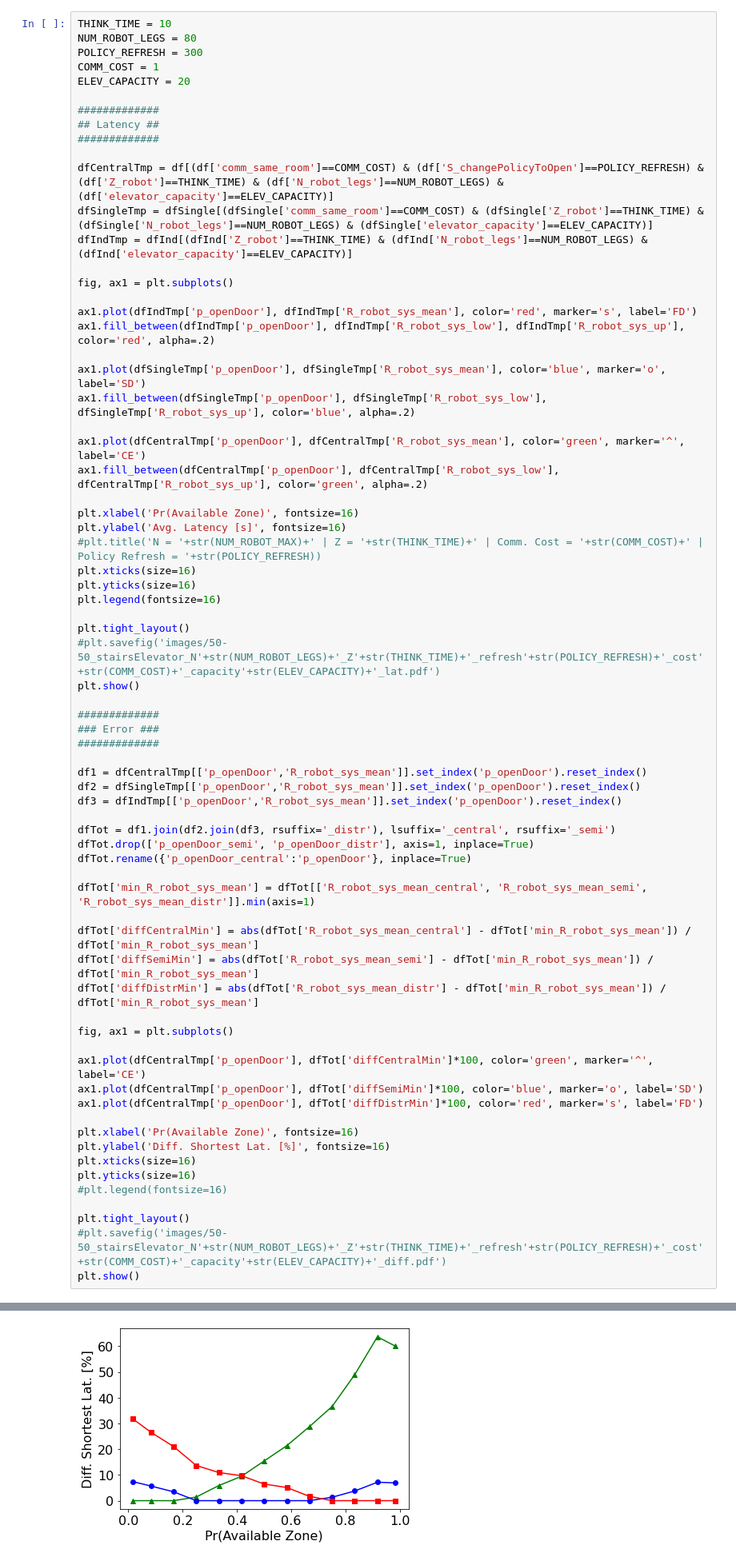
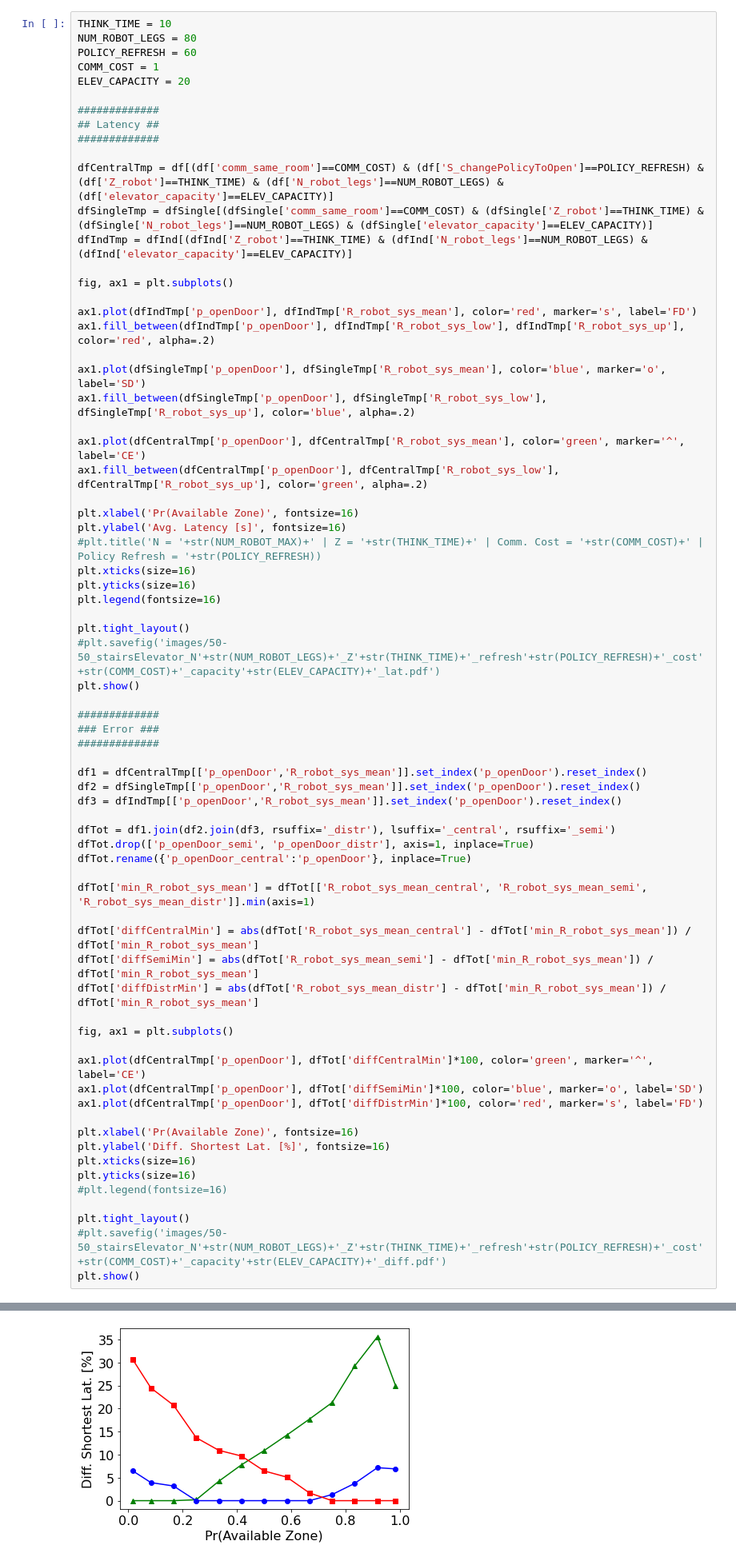
Before and after one commit to rickypinci/CPS-architecture, a Jupyter notebook: analysis.ipynb, the cells around one changed output, grey strips where cells are left out. Shown at 80% size. Cells and saved outputs as stored; diff of their text form.

```diff
--- a/analysis.ipynb
+++ b/analysis.ipynb
@@ -1047,7 +1047,7 @@ dfInd['R_robot_sys_up'] = dfInd['R1_sys_up'] + dfInd['R2_sys_up']
 # %%
 THINK_TIME = 10
 NUM_ROBOT_LEGS = 80
-POLICY_REFRESH = 300
+POLICY_REFRESH = 60
 COMM_COST = 1
 ELEV_CAPACITY = 20
 
@@ -1119,4 +1119,4 @@ plt.show()
-[figure, old version]
+[figure, new version]
 # %% [markdown]
 # Figure 11
 # %% [markdown]
```
Also changed, not shown: parts of 3 cells of this notebook, 24 other files.
